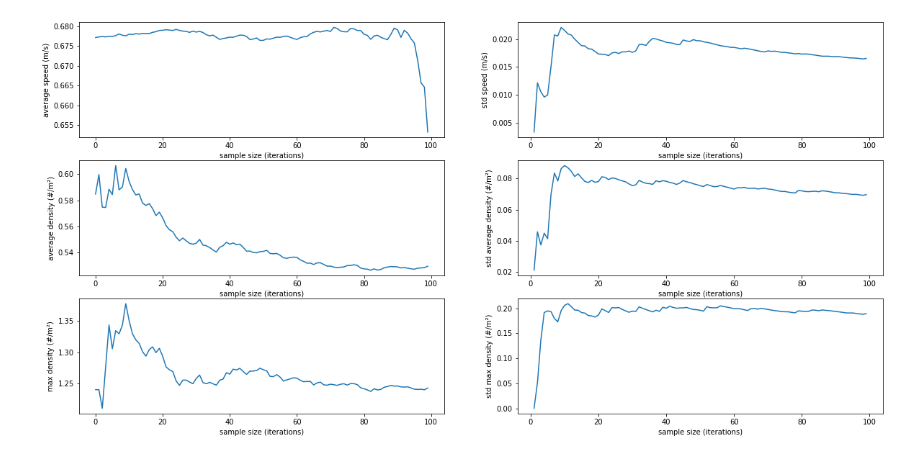
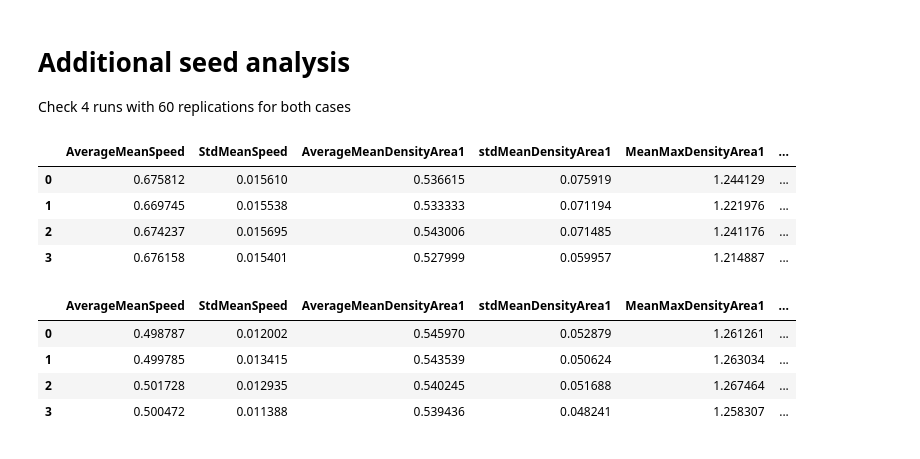
Before and after one commit to floristevito/CrowdSim, a Jupyter notebook: analysis/seed_analysis_results.ipynb, the cells around one changed output. Saved outputs shown, nothing was run; the diff lists cells and outputs as text; code cells hidden in the pictures.

```diff
--- a/analysis/seed_analysis_results.ipynb
+++ b/analysis/seed_analysis_results.ipynb
@@ -154,4 +156,7 @@ def plot_convergence_2(outcomes, sample):
-# %%
-plot_convergence_2(base_case_outcomes, 100)
-# %% [output]
-[figure, removed]
+# %% [markdown]
+# Additional seed analysis
+Check 4 runs with 60 replications for both cases
+# %%
+# load results of base case
+add_base_case_results = load_results('../data/output/EMA/seedAnalysisAdditionalBaseCase.tar.gz')
+add_base_case_outcomes = pd.DataFrame(add_base_case_results[1])
@@ -157,0 +167,16 @@ plot_convergence_2(base_case_outcomes, 100)
+# %%
+add_base_case_outcomes
+# %% [output]
+|  | AverageMeanSpeed | StdMeanSpeed | AverageMeanDensityArea1 | stdMeanDensityArea1 | MeanMaxDensityArea1 | ... |
+| 0 | 0.675812 | 0.015610 | 0.536615 | 0.075919 | 1.244129 | ... |
+| 1 | 0.669745 | 0.015538 | 0.533333 | 0.071194 | 1.221976 | ... |
+| 2 | 0.674237 | 0.015695 | 0.543006 | 0.071485 | 1.241176 | ... |
+| 3 | 0.676158 | 0.015401 | 0.527999 | 0.059957 | 1.214887 | ... |
+# %%
+add_bad_case_outcomes
+# %% [output]
+|  | AverageMeanSpeed | StdMeanSpeed | AverageMeanDensityArea1 | stdMeanDensityArea1 | MeanMaxDensityArea1 | ... |
+| 0 | 0.498787 | 0.012002 | 0.545970 | 0.052879 | 1.261261 | ... |
+| 1 | 0.499785 | 0.013415 | 0.543539 | 0.050624 | 1.263034 | ... |
+| 2 | 0.501728 | 0.012935 | 0.540245 | 0.051688 | 1.267464 | ... |
+| 3 | 0.500472 | 0.011388 | 0.539436 | 0.048241 | 1.258307 | ... |
```
Also changed, not shown: parts of 7 cells of this notebook, 26 other files.
